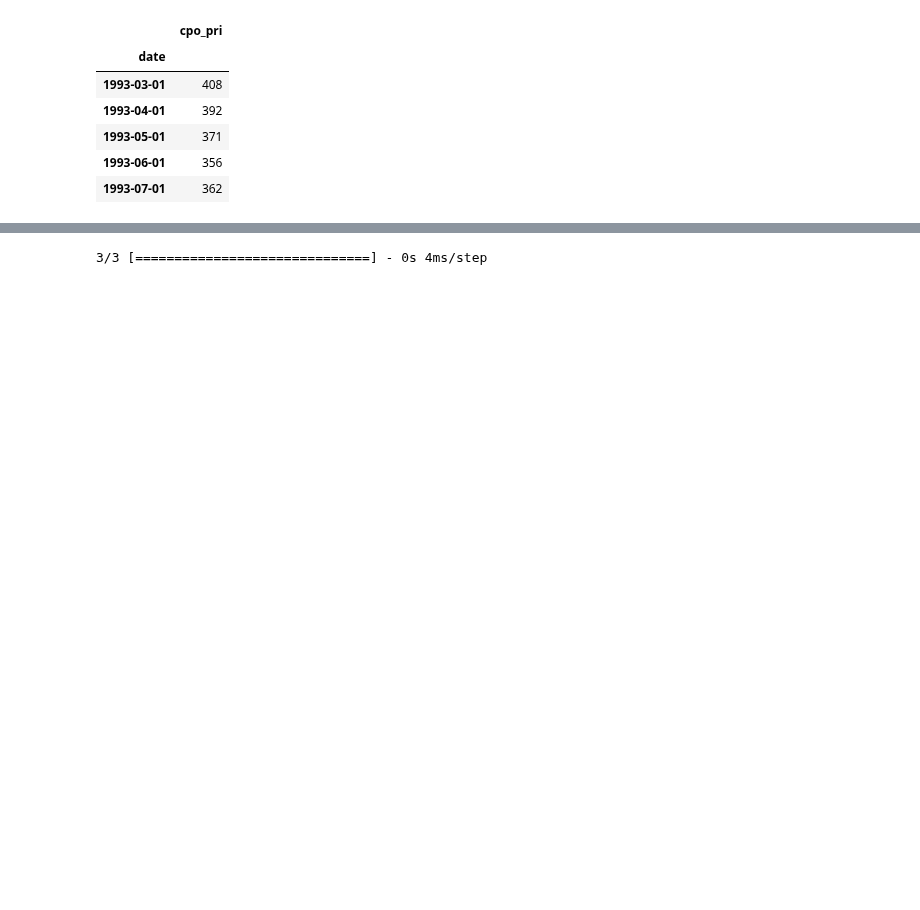
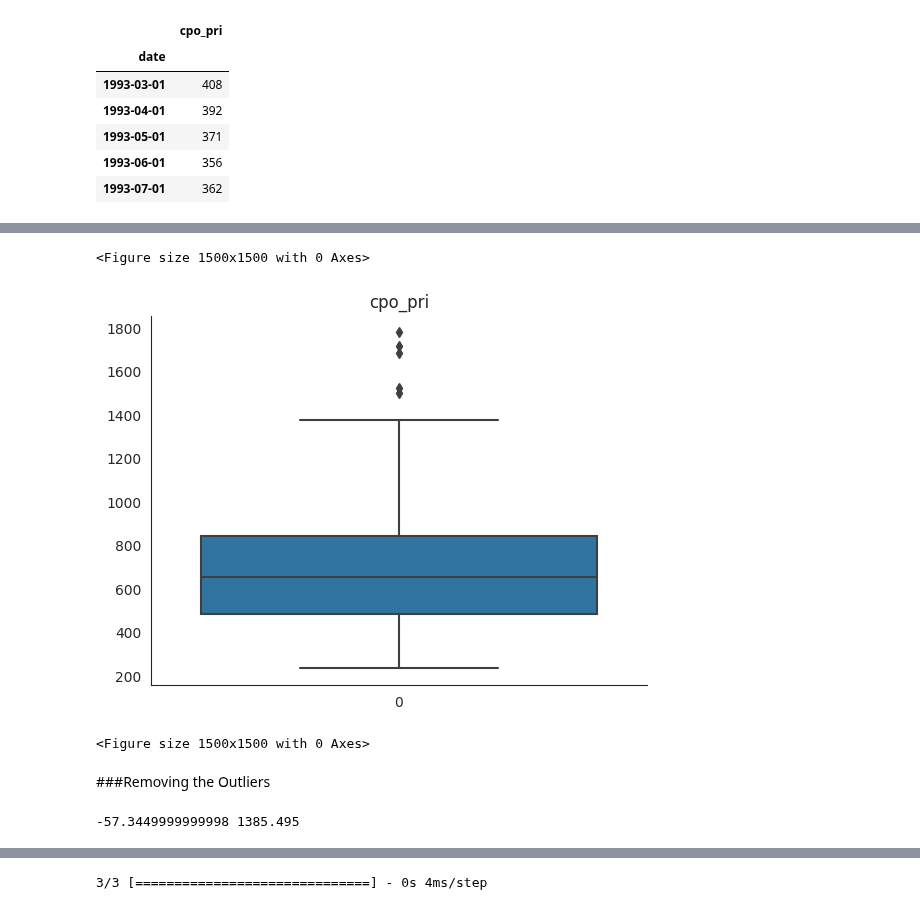
Before and after one commit to mofuoku417/Crude-Palm-Oil-Price-Prediction, a Jupyter notebook: Crude_PalmOil_Price_Prediction_using_MLP_Regression_ipynb.ipynb, the cells around one changed output, grey strips where cells are left out. Drawn from its saved outputs; the diff is of its cells as text; code cells hidden in the pictures; blank space fills up the shorter version.

```diff
--- a/Crude_PalmOil_Price_Prediction_using_MLP_Regression_ipynb.ipynb
+++ b/Crude_PalmOil_Price_Prediction_using_MLP_Regression_ipynb.ipynb
@@ -101,0 +203,18 @@ plt.show()
+# %%
+#Ploting the boxplot of the Outliers
+sns.boxplot(df['cpo_pri'])
+plt.title('cpo_pri')
+plt.figure(figsize=(15,15))
+# %% [output]
+<Figure size 1500x1500 with 0 Axes>
+[figure, added]
+<Figure size 1500x1500 with 0 Axes>
+# %% [markdown]
+###Removing the Outliers
+# %%
+IQR=df.cpo_pri.quantile(0.75)-df.cpo_pri.quantile(0.25)
+lower_bridge=df.cpo_pri.quantile(0.25)-(IQR*1.5)
+upper_bridge=df.cpo_pri.quantile(0.75)+(IQR*1.5)
+print(lower_bridge, upper_bridge)
+# %% [output]
+-57.3449999999998 1385.495
```
Also changed, not shown: parts of 29 cells of this notebook.
